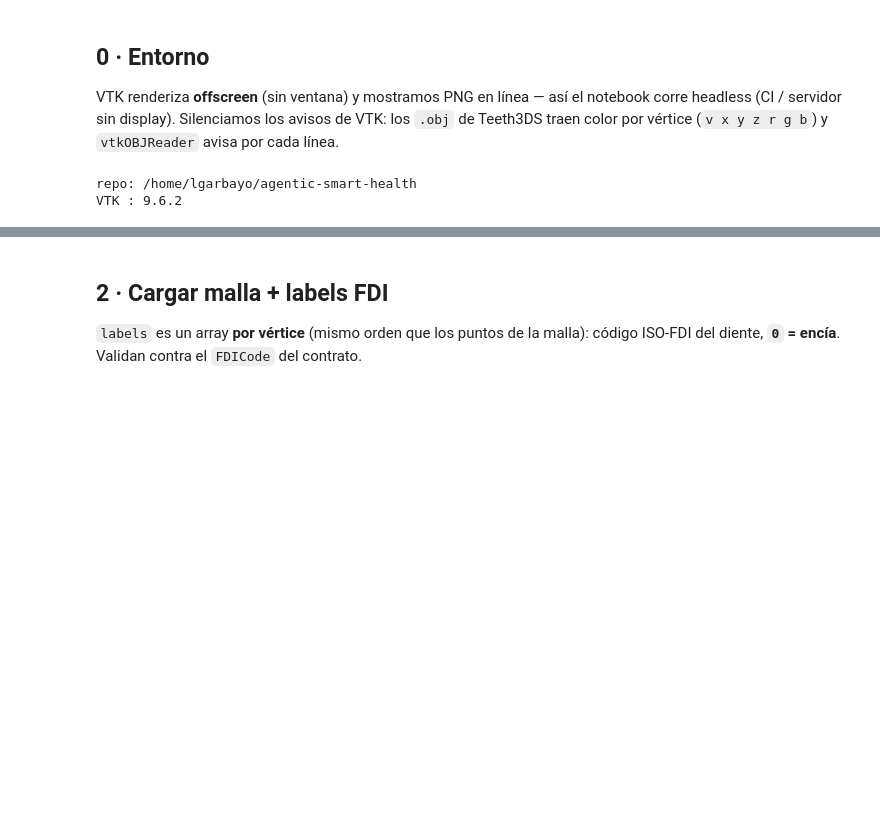
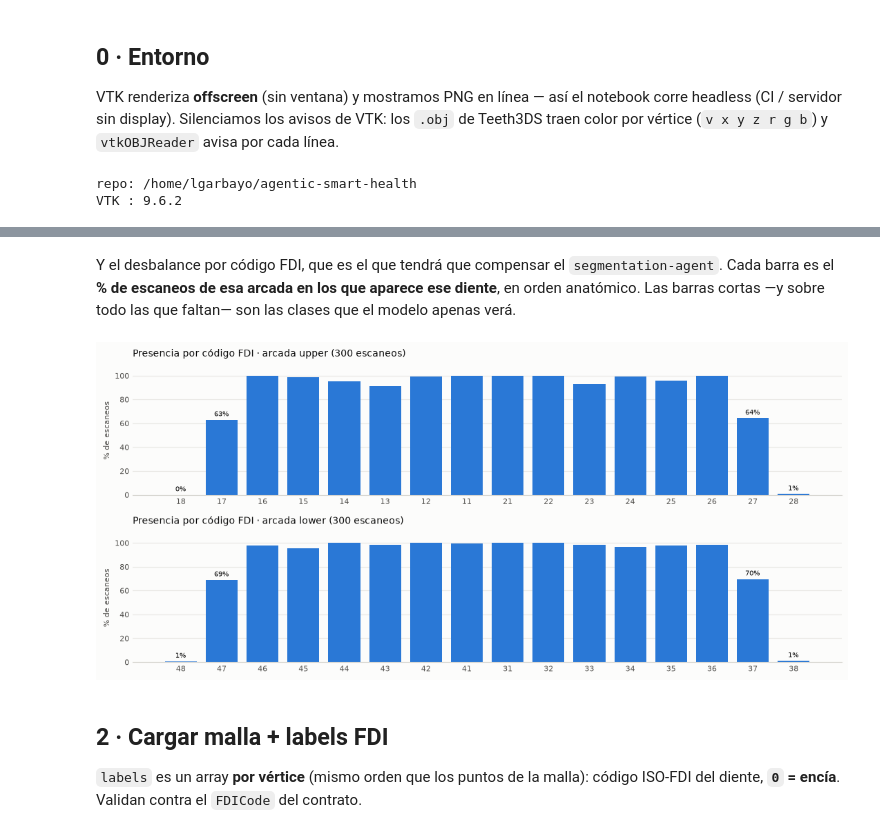
Before and after one commit to ANFAIA/Agentic-Smart-Health, a Jupyter notebook: notebooks/01-vtk-3dgs-poc.ipynb, the cells around one changed output, grey strips where cells are left out. Cells and saved outputs as stored; diff of their text form; code cells hidden in the pictures; blank space fills up the shorter version.

```diff
--- a/notebooks/01-vtk-3dgs-poc.ipynb
+++ b/notebooks/01-vtk-3dgs-poc.ipynb
@@ -90,3 +224,25 @@ Caso: 01A6GW4A_lower
+# %% [markdown]
+Y el desbalance por código FDI, que es el que tendrá que compensar el `segmentation-agent`. Cada barra es el **% de escaneos de esa arcada en los que aparece ese diente**, en orden anatómico. Las barras cortas —y sobre todo las que faltan— son las clases que el modelo apenas verá.
+# %%
+fig, axes = plt.subplots(2, 1, figsize=(11, 5), facecolor=SURFACE)
+for ax, jaw in zip(axes, ("upper", "lower")):
+    codigos = ORDEN[jaw]
+    pct = [100 * pres[jaw][c] / N_JAW[jaw] for c in codigos]
+    ax.bar(range(len(codigos)), pct, color=BLUE, width=0.78)
+    _estilo(ax, f"Presencia por código FDI · arcada {jaw} ({N_JAW[jaw]} escaneos)")
+    ax.set_xticks(range(len(codigos)))
+    ax.set_xticklabels(codigos)
+    ax.set_ylim(0, 108)
+    ax.set_ylabel("% de escaneos", color=INK2, fontsize=8)
+    # etiqueta directa solo donde la ausencia es informativa (no un numero sobre cada barra)
+    for x, p in enumerate(pct):
+        if p < 90:
+            ax.text(x, p + 3, f"{p:.0f}%", ha="center", color=INK, fontsize=7)
+
+fig.tight_layout()
+plt.show()
+# %% [output]
+[figure, added]
 # %% [markdown]
 ## 2 · Cargar malla + labels FDI
 
```
Also changed, not shown: parts of 16 cells of this notebook.
